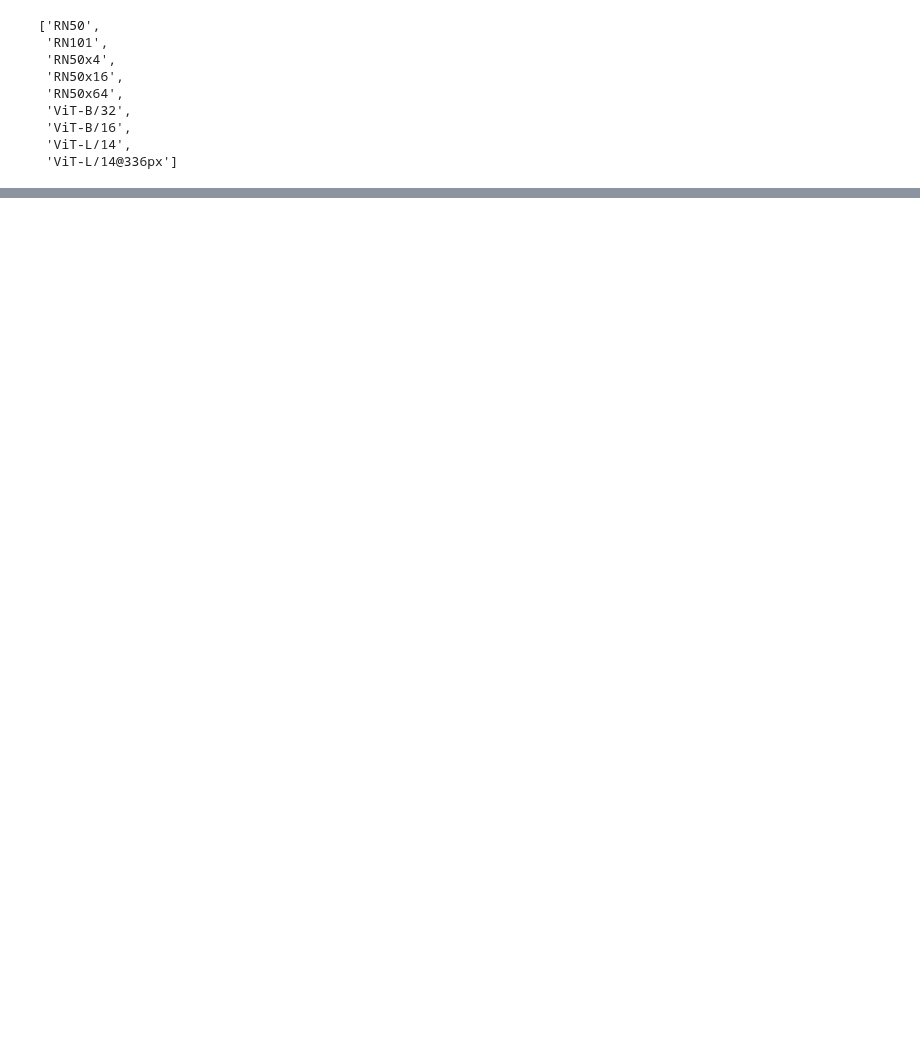
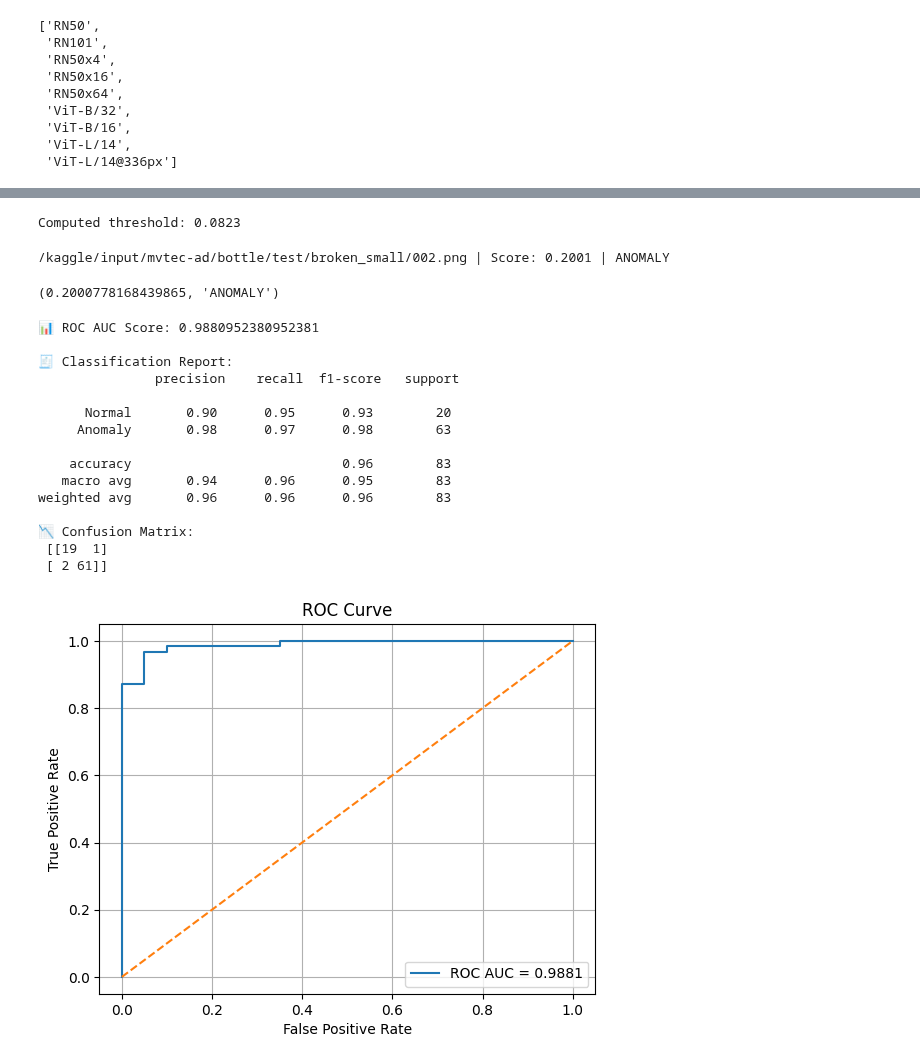
Before and after one commit to Abdulmathin-shaik/Kaggle, a Jupyter notebook: mvtec-ad-clip-faiss.ipynb, the cells around one changed output, grey strips where cells are left out. Drawn from its saved outputs; the diff is of its cells as text; code cells hidden in the pictures; blank space fills up the shorter version.

```diff
--- a/mvtec-ad-clip-faiss.ipynb
+++ b/mvtec-ad-clip-faiss.ipynb
@@ -146,0 +726,16 @@ Top 10 likely defects:
+# %%
+model = FastFlow().to(device)
+optimizer = torch.optim.Adam(model.flows.parameters(), lr=1e-4)
+
+train_data = MVTECDataset('/kaggle/input/mvtec-ad/bottle/train', transform=transform)
+train_loader = DataLoader(train_data, batch_size=8, shuffle=True)
+
+model.train()
+for epoch in range(10):
+    for imgs, _ in tqdm(train_loader, desc=f"Epoch {epoch+1}"):
+        imgs = imgs.to(device)
+        anomaly_map = model(imgs)
+        loss = anomaly_map.mean()
+        optimizer.zero_grad()
+        loss.backward()
+        optimizer.step()
@@ -146,0 +930,31 @@ Top 10 likely defects:
+# %%
+def compute_threshold(dataloader):
+    scores = []
+    for imgs, _ in dataloader:
+        imgs = imgs.to(device)
+        with torch.no_grad():
+            t_feat = teacher(imgs)[-1]
+            s_feat = student(t_feat)
+            dist = F.mse_loss(s_feat, t_feat, reduction='none')
+
+            if dist.ndim == 4:
+                batch_scores = dist.mean(dim=[1, 2, 3])
+            elif dist.ndim == 2:
+                batch_scores = dist.mean(dim=1)
+            else:
+                batch_scores = dist.mean().unsqueeze(0)
+
+            scores.extend(batch_scores.cpu().numpy())
+    scores = np.array(scores)
+    threshold = np.mean(scores) + 3 * np.std(scores)
+    print(f"Computed threshold: {threshold:.4f}")
+    return threshold
+# %%
+threshold = compute_threshold(train_loader)
+# %% [output]
+Computed threshold: 0.0823
+# %%
+infer('/kaggle/input/mvtec-ad/bottle/test/broken_small/002.png',threshold)
+# %% [output]
+/kaggle/input/mvtec-ad/bottle/test/broken_small/002.png | Score: 0.2001 | ANOMALY
+(0.2000778168439865, 'ANOMALY')
@@ -146,0 +1014,20 @@ Top 10 likely defects:
+# %%
+test_root = "/kaggle/input/mvtec-ad/bottle/test"
+evaluate_model(test_root, threshold)
+# %% [output]
+📊 ROC AUC Score: 0.9880952380952381
+
+🧾 Classification Report:
+               precision    recall  f1-score   support
+
+      Normal       0.90      0.95      0.93        20
+     Anomaly       0.98      0.97      0.98        63
+
+    accuracy                           0.96        83
+   macro avg       0.94      0.96      0.95        83
+weighted avg       0.96      0.96      0.96        83
+
+📉 Confusion Matrix:
+ [[19  1]
+ [ 2 61]]
+[figure, added]
```
Also changed, not shown: parts of 46 cells of this notebook.
